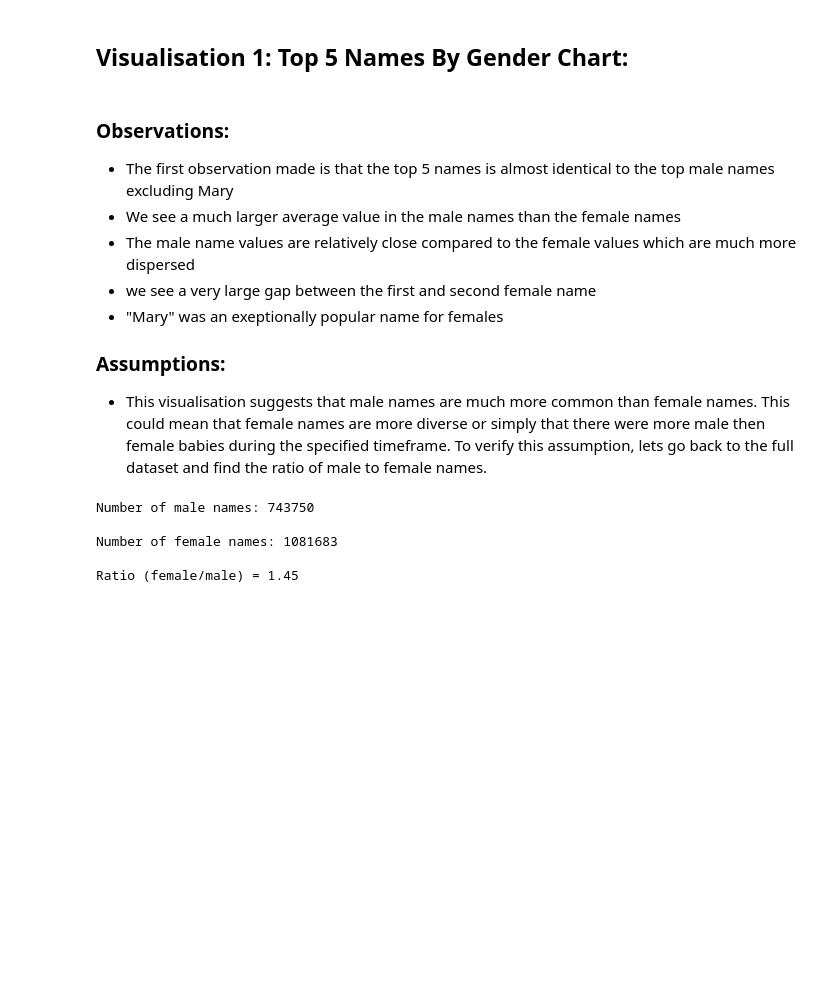
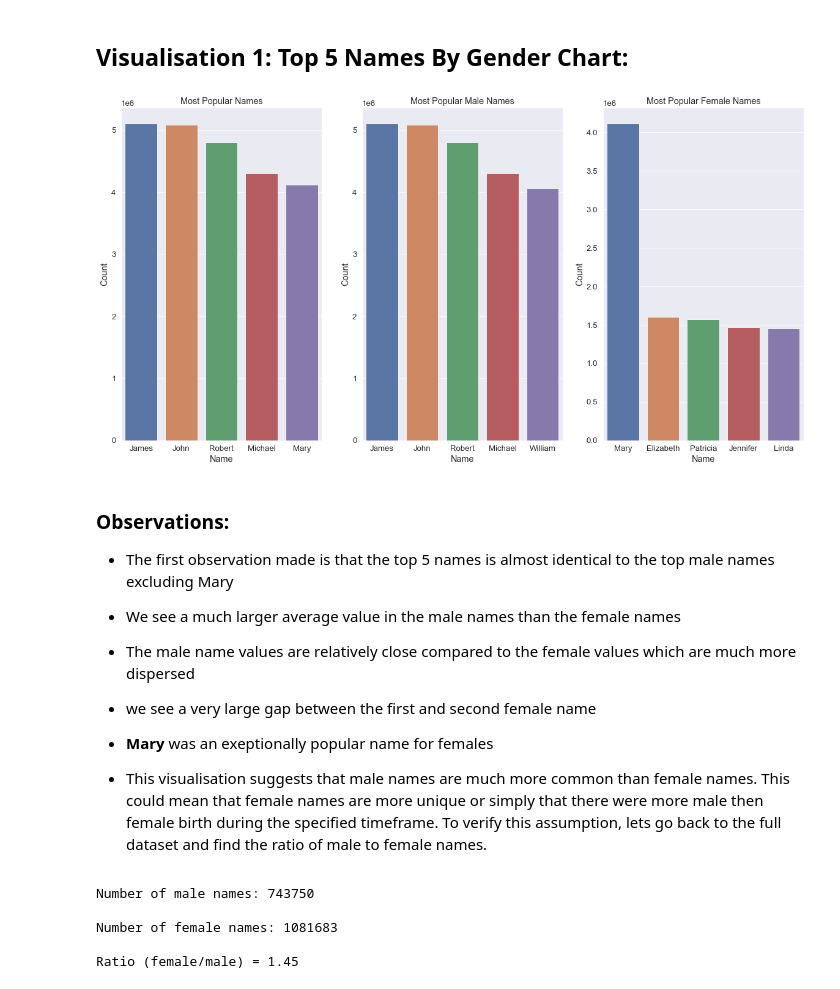
Before and after one commit to data301-2020-winter2/course-project-group_1039, a Jupyter notebook: analysis/Leo/milestone2.ipynb, the cells around one changed output. Saved outputs shown, nothing was run; the diff lists cells and outputs as text; code cells hidden in the pictures; blank space fills up the shorter version.

```diff
--- a/analysis/Leo/milestone2.ipynb
+++ b/analysis/Leo/milestone2.ipynb
@@ -415,42 +396,46 @@ NameError: name 'get_top_name_foreachYear_male_and_female' is not defined
 ## Visualisation 1: Top 5 Names By Gender Chart:
 # %%
 sns.set_theme(context="paper",  font_scale=1.5, )
-fig, ax = plt.subplots(nrows=1, ncols=3, figsize=(25,10))
+fig, ax = plt.subplots(nrows=1, ncols=3, figsize=(20,10))
 
 # total graph
 all_names = sns.barplot(y="Count",
             x="Name",
             data=top_5_names,
             ax=ax[0])
 all_names.set_title("Most Popular Names")
 
 # male graph
 male = sns.barplot(y="Count",
             x="Name",
             data=top_5_male,
             ax=ax[1])
 male.set_title("Most Popular Male Names")
 
 # total graph
 female = sns.barplot(y="Count",
             x="Name",
             data=top_5_female,
             ax=ax[2])
 
 female.set_title("Most Popular Female Names")
 plt.show()
+# %% [output]
+[figure, added]
 # %% [markdown]
 ### Observations:
 
 - The first observation made is that the top 5 names is almost identical to the top male names excluding Mary
+
 - We see a much larger average value in the male names than the female names
+
 - The male name values are relatively close compared to the female values which are much more dispersed
+
 - we see a very large gap between the first and second female name
-- "Mary" was an exeptionally popular name for females
 
-### Assumptions:
+- **Mary** was an exeptionally popular name for females
 
-- This visualisation suggests that male names are much more common than female names. This could mean that female names are more diverse or simply that there were more male then female babies during the specified timeframe. To verify this assumption, lets go back to the full dataset and find the ratio of male to female names.
+- This visualisation suggests that male names are much more common than female names. This could mean that female names are more unique or simply that there were more male then female birth during the specified timeframe. To verify this assumption, lets go back to the full dataset and find the ratio of male to female names.
 # %%
 # Finding the total number of male names
 index = top_male.index
```
Also changed, not shown: parts of 39 cells of this notebook.
